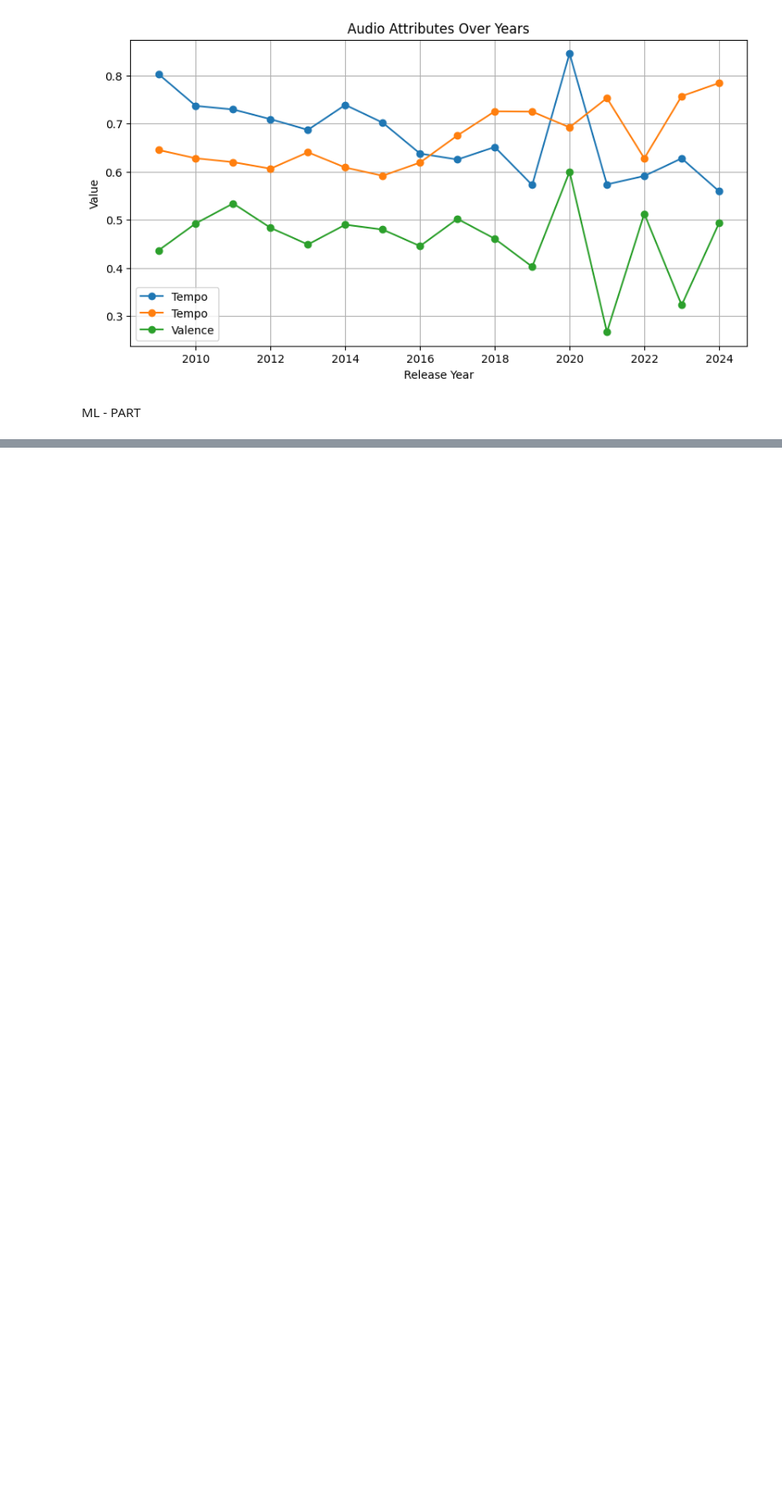
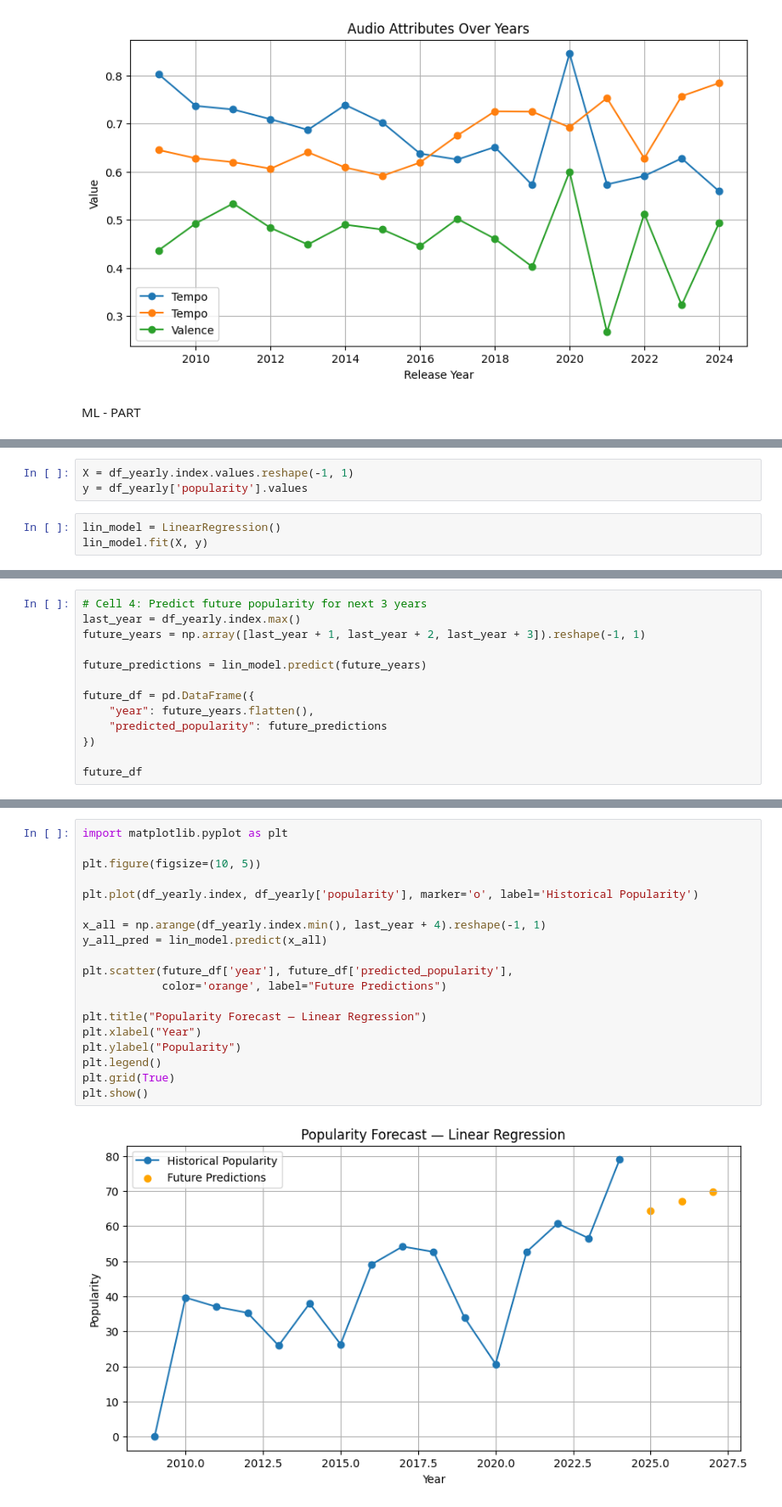
Before and after one commit to msds25018-lab/tools-project, a Jupyter notebook: project-code.ipynb, the cells around one changed output, grey strips where cells are left out. Shown: that part at 85% size. Drawn from its saved outputs; the diff is of its cells as text; blank space fills up the shorter version.

```diff
--- a/project-code.ipynb
+++ b/project-code.ipynb
@@ -217,0 +223,6 @@ ML - PART
+# %%
+X = df_yearly.index.values.reshape(-1, 1)
+y = df_yearly['popularity'].values
+# %%
+lin_model = LinearRegression()
+lin_model.fit(X, y)
@@ -217,0 +231,13 @@ ML - PART
+# %%
+# Cell 4: Predict future popularity for next 3 years
+last_year = df_yearly.index.max()
+future_years = np.array([last_year + 1, last_year + 2, last_year + 3]).reshape(-1, 1)
+
+future_predictions = lin_model.predict(future_years)
+
+future_df = pd.DataFrame({
+    "year": future_years.flatten(),
+    "predicted_popularity": future_predictions
+})
+
+future_df
@@ -217,0 +249,21 @@ ML - PART
+# %%
+import matplotlib.pyplot as plt
+
+plt.figure(figsize=(10, 5))
+
+plt.plot(df_yearly.index, df_yearly['popularity'], marker='o', label='Historical Popularity')
+
+x_all = np.arange(df_yearly.index.min(), last_year + 4).reshape(-1, 1)
+y_all_pred = lin_model.predict(x_all)
+
+plt.scatter(future_df['year'], future_df['predicted_popularity'],
+            color='orange', label="Future Predictions")
+
+plt.title("Popularity Forecast — Linear Regression")
+plt.xlabel("Year")
+plt.ylabel("Popularity")
+plt.legend()
+plt.grid(True)
+plt.show()
+# %% [output]
+[figure, added]
```
Also changed, not shown: parts of 6 cells of this notebook.
